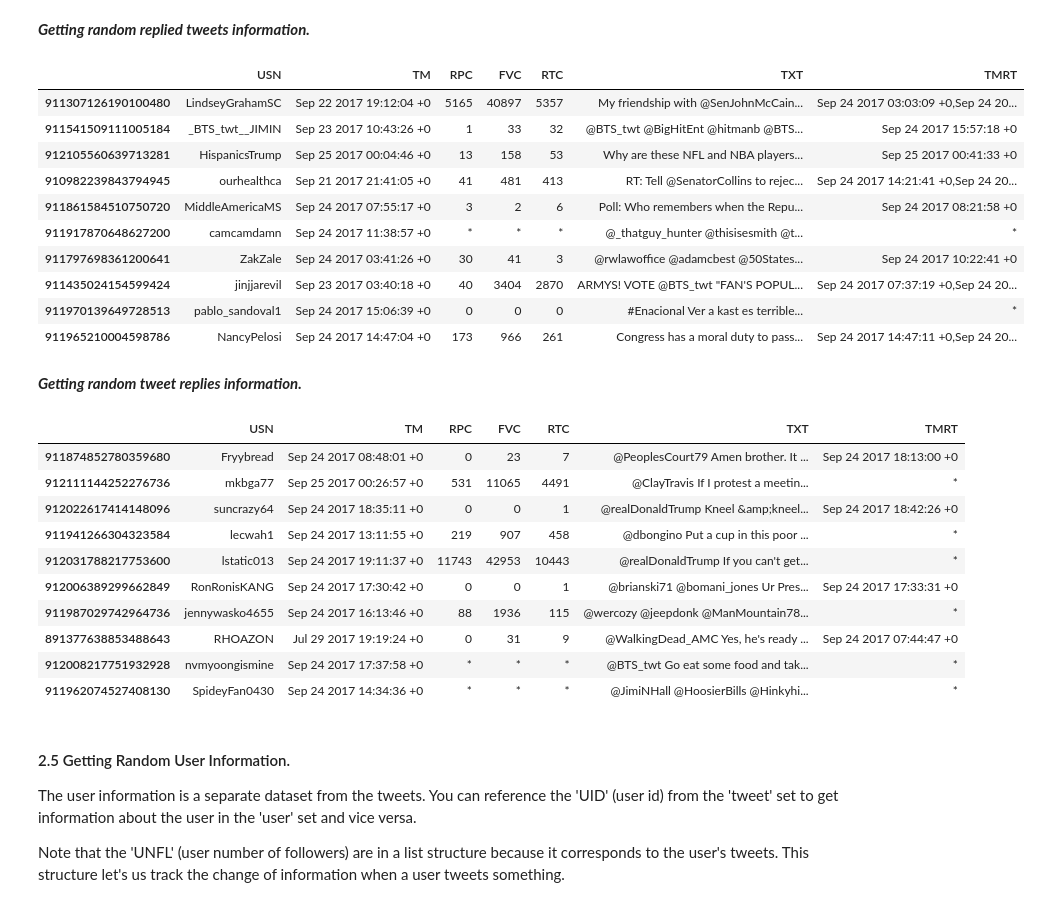
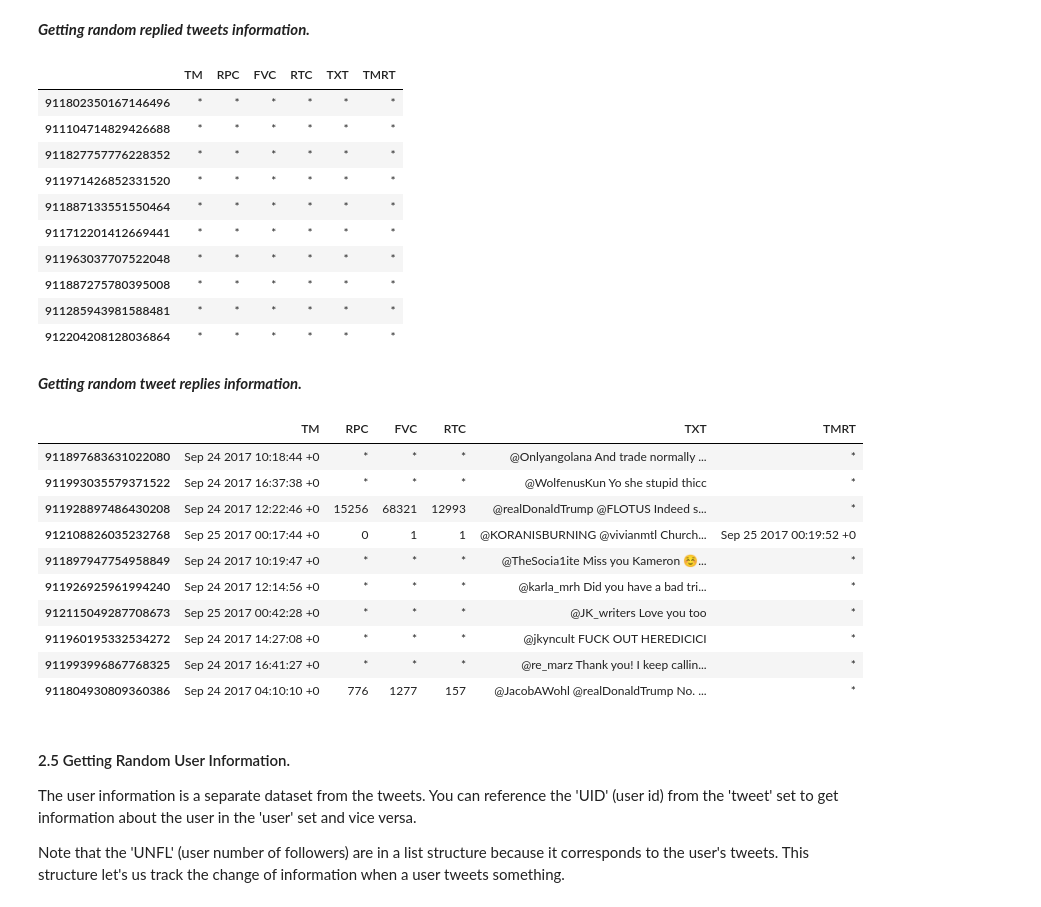
Before and after one commit to stressosaurus/raw-data-twitter-tweets-stream, a Jupyter notebook: INSTRUCTIONS.ipynb, the cells around one changed output. Cells and saved outputs as stored; diff of their text form; code cells hidden in the pictures.

```diff
--- a/INSTRUCTIONS.ipynb
+++ b/INSTRUCTIONS.ipynb
@@ -88,7 +84,7 @@ As an example, we use the subset tweets taken from 09/23/2017-09/24/2017 (PST) [
 # %%
 stream = 'A'
 date_range = '09232017-09242017'
-T, U = tw.read_csv(stream,date_range,dtype=str,subset=True,
+T, U = tw.read_csv(stream,date_range,dtype=str,subset=False,
                    which_set='merged',which_set_params=['hashtag','a'])
 # %% [markdown]
 #### 2.2 Time-line of Twitter Counts.
@@ -178,36 +174,36 @@ T.loc[np.random.choice(RTT_ids,size=10,replace=False),['USN','TM','RPC','FVC','R
 ***Getting random replied tweets information.***
 # %%
 RPT_ids = T.index[T['RPT'] == '1'].tolist()
-T.loc[np.random.choice(RPT_ids,size=10,replace=False),['USN','TM','RPC','FVC','RTC','TXT','TMRT']]
+T.loc[np.random.choice(RPT_ids,size=10,replace=False),['TM','RPC','FVC','RTC','TXT','TMRT']]
 # %% [output]
-|  | USN | TM | RPC | FVC | RTC | TXT | TMRT |
-| 911307126190100480 | LindseyGrahamSC | Sep 22 2017 19:12:04 +0 | 5165 | 40897 | 5357 | My friendship with @SenJohnMcCain... | Sep 24 2017 03:03:09 +0,Sep 24 20... |
-| 911541509111005184 | _BTS_twt__JIMIN | Sep 23 2017 10:43:26 +0 | 1 | 33 | 32 | @BTS_twt @BigHitEnt @hitmanb @BTS... | Sep 24 2017 15:57:18 +0 |
-| 912105560639713281 | HispanicsTrump | Sep 25 2017 00:04:46 +0 | 13 | 158 | 53 | Why are these NFL and NBA players... | Sep 25 2017 00:41:33 +0 |
-| 910982239843794945 | ourhealthca | Sep 21 2017 21:41:05 +0 | 41 | 481 | 413 | RT: Tell @SenatorCollins to rejec... | Sep 24 2017 14:21:41 +0,Sep 24 20... |
-| 911861584510750720 | MiddleAmericaMS | Sep 24 2017 07:55:17 +0 | 3 | 2 | 6 | Poll: Who remembers when the Repu... | Sep 24 2017 08:21:58 +0 |
-| 911917870648627200 | camcamdamn | Sep 24 2017 11:38:57 +0 | * | * | * | @_thatguy_hunter @thisisesmith @t... | * |
-| 911797698361200641 | ZakZale | Sep 24 2017 03:41:26 +0 | 30 | 41 | 3 | @rwlawoffice @adamcbest @50States... | Sep 24 2017 10:22:41 +0 |
-| 911435024154599424 | jinjjarevil | Sep 23 2017 03:40:18 +0 | 40 | 3404 | 2870 | ARMYS! VOTE @BTS_twt "FAN'S POPUL... | Sep 24 2017 07:37:19 +0,Sep 24 20... |
-| 911970139649728513 | pablo_sandoval1 | Sep 24 2017 15:06:39 +0 | 0 | 0 | 0 | #Enacional Ver a kast es terrible... | * |
-| 911965210004598786 | NancyPelosi | Sep 24 2017 14:47:04 +0 | 173 | 966 | 261 | Congress has a moral duty to pass... | Sep 24 2017 14:47:11 +0,Sep 24 20... |
+|  | TM | RPC | FVC | RTC | TXT | TMRT |
+| 911802350167146496 | * | * | * | * | * | * |
+| 911104714829426688 | * | * | * | * | * | * |
+| 911827757776228352 | * | * | * | * | * | * |
+| 911971426852331520 | * | * | * | * | * | * |
+| 911887133551550464 | * | * | * | * | * | * |
+| 911712201412669441 | * | * | * | * | * | * |
+| 911963037707522048 | * | * | * | * | * | * |
+| 911887275780395008 | * | * | * | * | * | * |
+| 911285943981588481 | * | * | * | * | * | * |
+| 912204208128036864 | * | * | * | * | * | * |
 # %% [markdown]
 ***Getting random tweet replies information.***
 # %%
 TRP_ids = T.index[T['TRP'] == '1'].tolist()
-T.loc[np.random.choice(TRP_ids,size=10,replace=False),['USN','TM','RPC','FVC','RTC','TXT','TMRT']]
+T.loc[np.random.choice(TRP_ids,size=10,replace=False),['TM','RPC','FVC','RTC','TXT','TMRT']]
 # %% [output]
-|  | USN | TM | RPC | FVC | RTC | TXT | TMRT |
-| 911874852780359680 | Fryybread | Sep 24 2017 08:48:01 +0 | 0 | 23 | 7 | @PeoplesCourt79 Amen brother. It ... | Sep 24 2017 18:13:00 +0 |
-| 912111144252276736 | mkbga77 | Sep 25 2017 00:26:57 +0 | 531 | 11065 | 4491 | @ClayTravis If I protest a meetin... | * |
-| 912022617414148096 | suncrazy64 | Sep 24 2017 18:35:11 +0 | 0 | 0 | 1 | @realDonaldTrump Kneel &amp;kneel... | Sep 24 2017 18:42:26 +0 |
-| 911941266304323584 | lecwah1 | Sep 24 2017 13:11:55 +0 | 219 | 907 | 458 | @dbongino Put a cup in this poor ... | * |
-| 912031788217753600 | lstatic013 | Sep 24 2017 19:11:37 +0 | 11743 | 42953 | 10443 | @realDonaldTrump If you can't get... | * |
-| 912006389299662849 | RonRonisKANG | Sep 24 2017 17:30:42 +0 | 0 | 0 | 1 | @brianski71 @bomani_jones Ur Pres... | Sep 24 2017 17:33:31 +0 |
-| 911987029742964736 | jennywasko4655 | Sep 24 2017 16:13:46 +0 | 88 | 1936 | 115 | @wercozy @jeepdonk @ManMountain78... | * |
-| 891377638853488643 | RHOAZON | Jul 29 2017 19:19:24 +0 | 0 | 31 | 9 | @WalkingDead_AMC Yes, he's ready ... | Sep 24 2017 07:44:47 +0 |
-| 912008217751932928 | nvmyoongismine | Sep 24 2017 17:37:58 +0 | * | * | * | @BTS_twt Go eat some food and tak... | * |
-| 911962074527408130 | SpideyFan0430 | Sep 24 2017 14:34:36 +0 | * | * | * | @JimiNHall @HoosierBills @Hinkyhi... | * |
+|  | TM | RPC | FVC | RTC | TXT | TMRT |
+| 911897683631022080 | Sep 24 2017 10:18:44 +0 | * | * | * | @Onlyangolana And trade normally ... | * |
+| 911993035579371522 | Sep 24 2017 16:37:38 +0 | * | * | * | @WolfenusKun Yo she stupid thicc | * |
+| 911928897486430208 | Sep 24 2017 12:22:46 +0 | 15256 | 68321 | 12993 | @realDonaldTrump @FLOTUS Indeed s... | * |
+| 912108826035232768 | Sep 25 2017 00:17:44 +0 | 0 | 1 | 1 | @KORANISBURNING @vivianmtl Church... | Sep 25 2017 00:19:52 +0 |
+| 911897947754958849 | Sep 24 2017 10:19:47 +0 | * | * | * | @TheSocia1ite Miss you Kameron ☺️... | * |
+| 911926925961994240 | Sep 24 2017 12:14:56 +0 | * | * | * | @karla_mrh Did you have a bad tri... | * |
+| 912115049287708673 | Sep 25 2017 00:42:28 +0 | * | * | * | @JK_writers Love you too | * |
+| 911960195332534272 | Sep 24 2017 14:27:08 +0 | * | * | * | @jkyncult FUCK OUT HEREDICICI | * |
+| 911993996867768325 | Sep 24 2017 16:41:27 +0 | * | * | * | @re_marz Thank you! I keep callin... | * |
+| 911804930809360386 | Sep 24 2017 04:10:10 +0 | 776 | 1277 | 157 | @JacobAWohl @realDonaldTrump No. ... | * |
 # %% [markdown]
 #### 2.5 Getting Random User Information.
 
```
Also changed, not shown: parts of 9 cells of this notebook, 13 other files.
